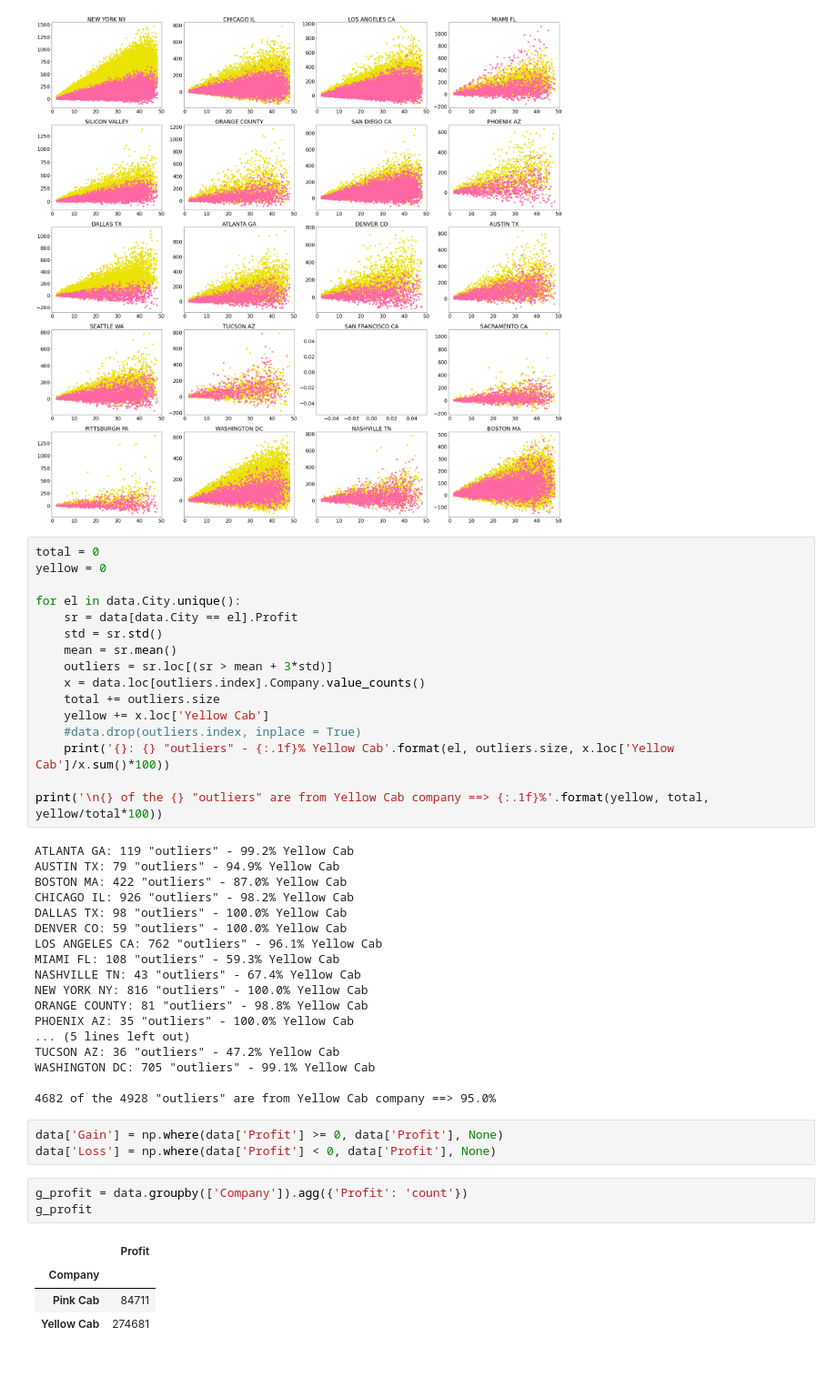
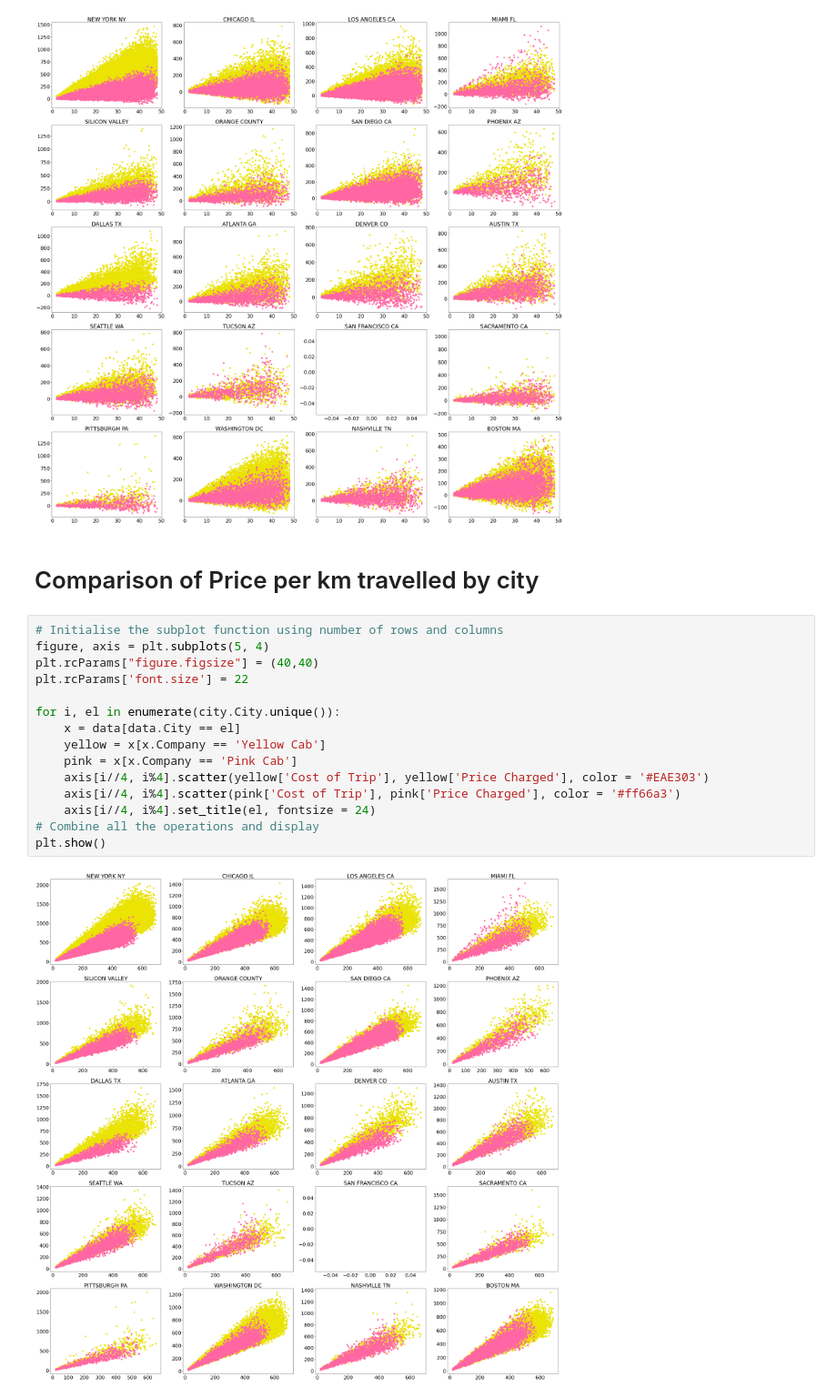
Before and after one commit to jpkcunha/Data-Glacier, a Jupyter notebook: Week2/Cab Investment Case Study/Cab Investiment Analysis.ipynb, the cells around one changed output. Shown at 91% size. Cells and saved outputs as stored; diff of their text form; blank space fills up the shorter version.

```diff
--- a/Week2/Cab Investment Case Study/Cab Investiment Analysis.ipynb
+++ b/Week2/Cab Investment Case Study/Cab Investiment Analysis.ipynb
@@ -286,48 +293,22 @@ for i, el in enumerate(city.City.unique()):
 plt.show()
 # %% [output]
 [figure]
-# %%
-total = 0
-yellow = 0
-
-for el in data.City.unique():
-    sr = data[data.City == el].Profit
-    std = sr.std()
-    mean = sr.mean()
-    outliers = sr.loc[(sr > mean + 3*std)]
-    x = data.loc[outliers.index].Company.value_counts()
-    total += outliers.size
-    yellow += x.loc['Yellow Cab']
-    #data.drop(outliers.index, inplace = True)
-    print('{}: {} "outliers" - {:.1f}% Yellow Cab'.format(el, outliers.size, x.loc['Yellow Cab']/x.sum()*100))
-
-print('\n{} of the {} "outliers" are from Yellow Cab company ==> {:.1f}%'.format(yellow, total, yellow/total*100))
-# %% [output]
-ATLANTA GA: 119 "outliers" - 99.2% Yellow Cab
-AUSTIN TX: 79 "outliers" - 94.9% Yellow Cab
-BOSTON MA: 422 "outliers" - 87.0% Yellow Cab
-CHICAGO IL: 926 "outliers" - 98.2% Yellow Cab
-DALLAS TX: 98 "outliers" - 100.0% Yellow Cab
-DENVER CO: 59 "outliers" - 100.0% Yellow Cab
-LOS ANGELES CA: 762 "outliers" - 96.1% Yellow Cab
-MIAMI FL: 108 "outliers" - 59.3% Yellow Cab
-NASHVILLE TN: 43 "outliers" - 67.4% Yellow Cab
-NEW YORK NY: 816 "outliers" - 100.0% Yellow Cab
-ORANGE COUNTY: 81 "outliers" - 98.8% Yellow Cab
-PHOENIX AZ: 35 "outliers" - 100.0% Yellow Cab
-... (5 lines left out)
-TUCSON AZ: 36 "outliers" - 47.2% Yellow Cab
-WASHINGTON DC: 705 "outliers" - 99.1% Yellow Cab
-
-4682 of the 4928 "outliers" are from Yellow Cab company ==> 95.0%
-# %%
-data['Gain'] = np.where(data['Profit'] >= 0, data['Profit'], None)
-data['Loss'] = np.where(data['Profit'] < 0, data['Profit'], None)
-# %%
-g_profit = data.groupby(['Company']).agg({'Profit': 'count'})
-g_profit
-# %% [output]
-|  | Profit |
-| Company |  |
-| Pink Cab | 84711 |
-| Yellow Cab | 274681 |
+# %% [markdown]
+# Comparison of Price per km travelled by city
+# %%
+# Initialise the subplot function using number of rows and columns
+figure, axis = plt.subplots(5, 4)
+plt.rcParams["figure.figsize"] = (40,40)
+plt.rcParams['font.size'] = 22
+
+for i, el in enumerate(city.City.unique()):
+    x = data[data.City == el]
+    yellow = x[x.Company == 'Yellow Cab']
+    pink = x[x.Company == 'Pink Cab']
+    axis[i//4, i%4].scatter(yellow['Cost of Trip'], yellow['Price Charged'], color = '#EAE303')
+    axis[i//4, i%4].scatter(pink['Cost of Trip'], pink['Price Charged'], color = '#ff66a3')
+    axis[i//4, i%4].set_title(el, fontsize = 24)
+# Combine all the operations and display
+plt.show()
+# %% [output]
+[figure, added]
```
Also changed, not shown: parts of 67 cells of this notebook, 1 other file.
